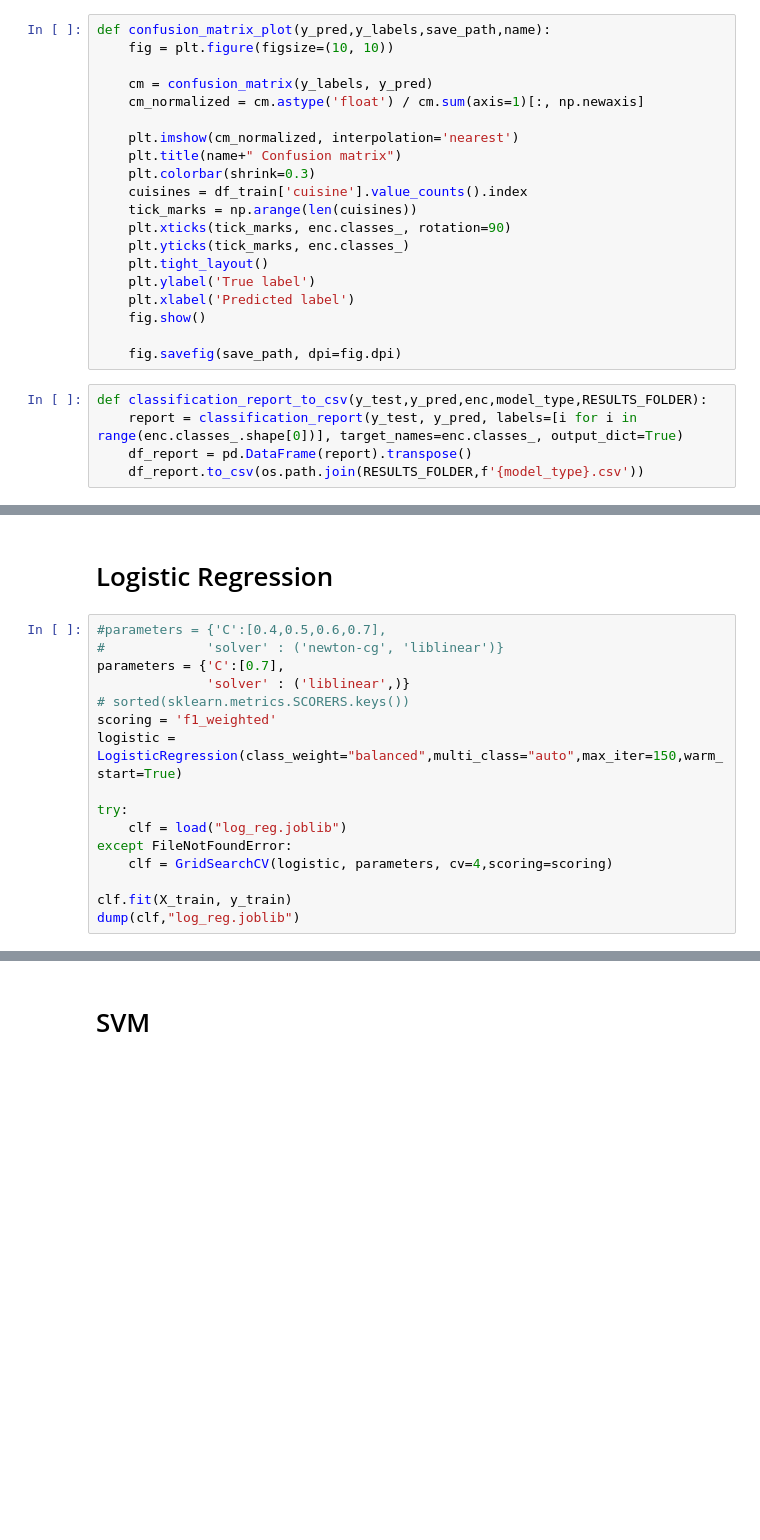
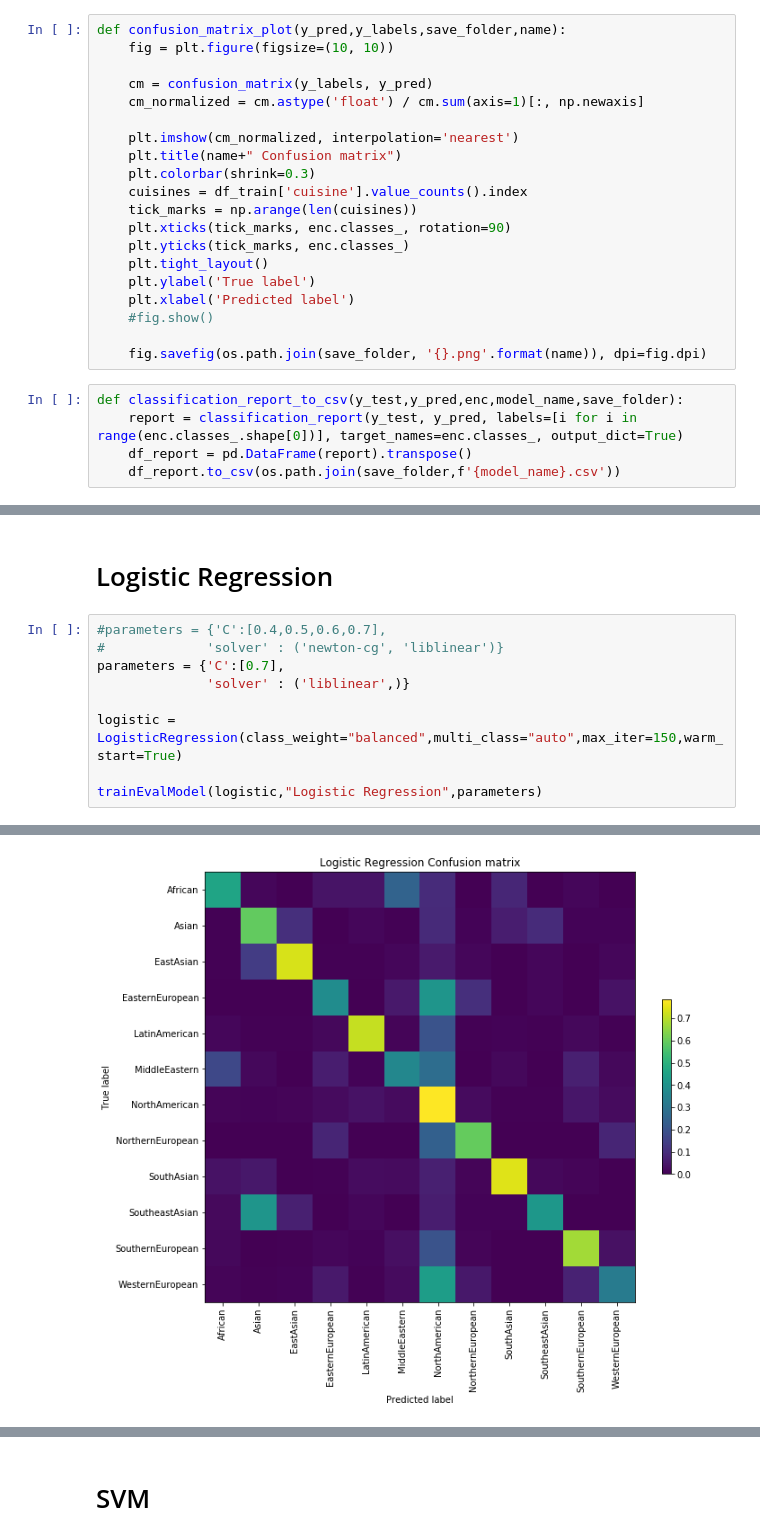
Before and after one commit to catherning/food_recipe_gen, a Jupyter notebook: cuisine_classification/ML_classification.ipynb, the cells around one changed output, grey strips where cells are left out. Cells and saved outputs as stored; diff of their text form; blank space fills up the shorter version.

```diff
--- a/cuisine_classification/ML_classification.ipynb
+++ b/cuisine_classification/ML_classification.ipynb
@@ -128,7 +129,7 @@ def threshold_classification(clf,X_test,y_test,threshold=0.85):
 
     return proba_score
 # %%
-def confusion_matrix_plot(y_pred,y_labels,save_path,name):
+def confusion_matrix_plot(y_pred,y_labels,save_folder,name):
     fig = plt.figure(figsize=(10, 10))
 
     cm = confusion_matrix(y_labels, y_pred)
@@ -144,11 +145,11 @@ def confusion_matrix_plot(y_pred,y_labels,save_path,name):
     plt.tight_layout()
     plt.ylabel('True label')
     plt.xlabel('Predicted label')
-    fig.show()
+    #fig.show()
 
-    fig.savefig(save_path, dpi=fig.dpi)
+    fig.savefig(os.path.join(save_folder, '{}.png'.format(name)), dpi=fig.dpi)
 # %%
-def classification_report_to_csv(y_test,y_pred,enc,model_type,RESULTS_FOLDER):
+def classification_report_to_csv(y_test,y_pred,enc,model_name,save_folder):
     report = classification_report(y_test, y_pred, labels=[i for i in range(enc.classes_.shape[0])], target_names=enc.classes_, output_dict=True)
     df_report = pd.DataFrame(report).transpose()
-    df_report.to_csv(os.path.join(RESULTS_FOLDER,f'{model_type}.csv'))
+    df_report.to_csv(os.path.join(save_folder,f'{model_name}.csv'))
@@ -159,15 +207,8 @@ def classification_report_to_csv(y_test,y_pred,enc,model_type,RESULTS_FOLDER):
 #             'solver' : ('newton-cg', 'liblinear')}
 parameters = {'C':[0.7],
               'solver' : ('liblinear',)}
-# sorted(sklearn.metrics.SCORERS.keys())
-scoring = 'f1_weighted'
+
 logistic = LogisticRegression(class_weight="balanced",multi_class="auto",max_iter=150,warm_start=True)
 
-try:
-    clf = load("log_reg.joblib")
-except FileNotFoundError:
-    clf = GridSearchCV(logistic, parameters, cv=4,scoring=scoring)
-
-clf.fit(X_train, y_train)
-dump(clf,"log_reg.joblib")
+trainEvalModel(logistic,"Logistic Regression",parameters)
 # %% [output]
@@ -174,0 +225 @@ dump(clf,"log_reg.joblib")
+[figure, added]
```
Also changed, not shown: parts of 65 cells of this notebook, 2 other files.
